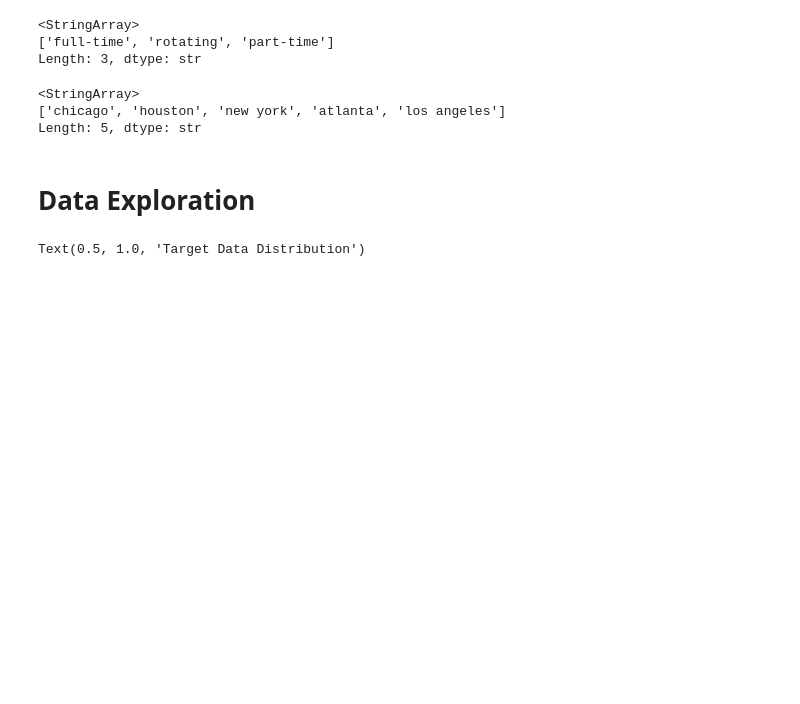
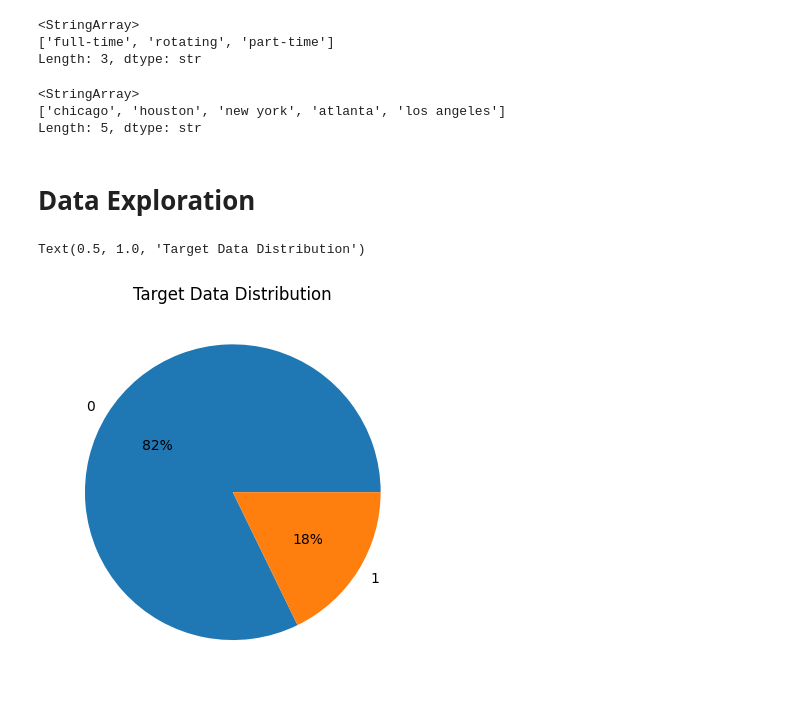
Before and after one commit to ssunuwar33/healthplusclinic, a Jupyter notebook: notebooks/01_eda.ipynb, the cells around one changed output. Cells and saved outputs as stored; diff of their text form; code cells hidden in the pictures; blank space fills up the shorter version.

```diff
--- a/notebooks/01_eda.ipynb
+++ b/notebooks/01_eda.ipynb
@@ -283,7 +283,8 @@ Length: 5, dtype: str
 # %%
 # Data distribution in target data
 plt.Figure(figsize=(10,9))
-plt.pie(df['is_no_show_0_1'], autopct='%.0f%%')
+plt.pie(df['is_no_show_0_1'].value_counts(), autopct='%.0f%%', labels=df['is_no_show_0_1'].value_counts().index)
 plt.title("Target Data Distribution")
 # %% [output]
 Text(0.5, 1.0, 'Target Data Distribution')
+[figure, added]
```
